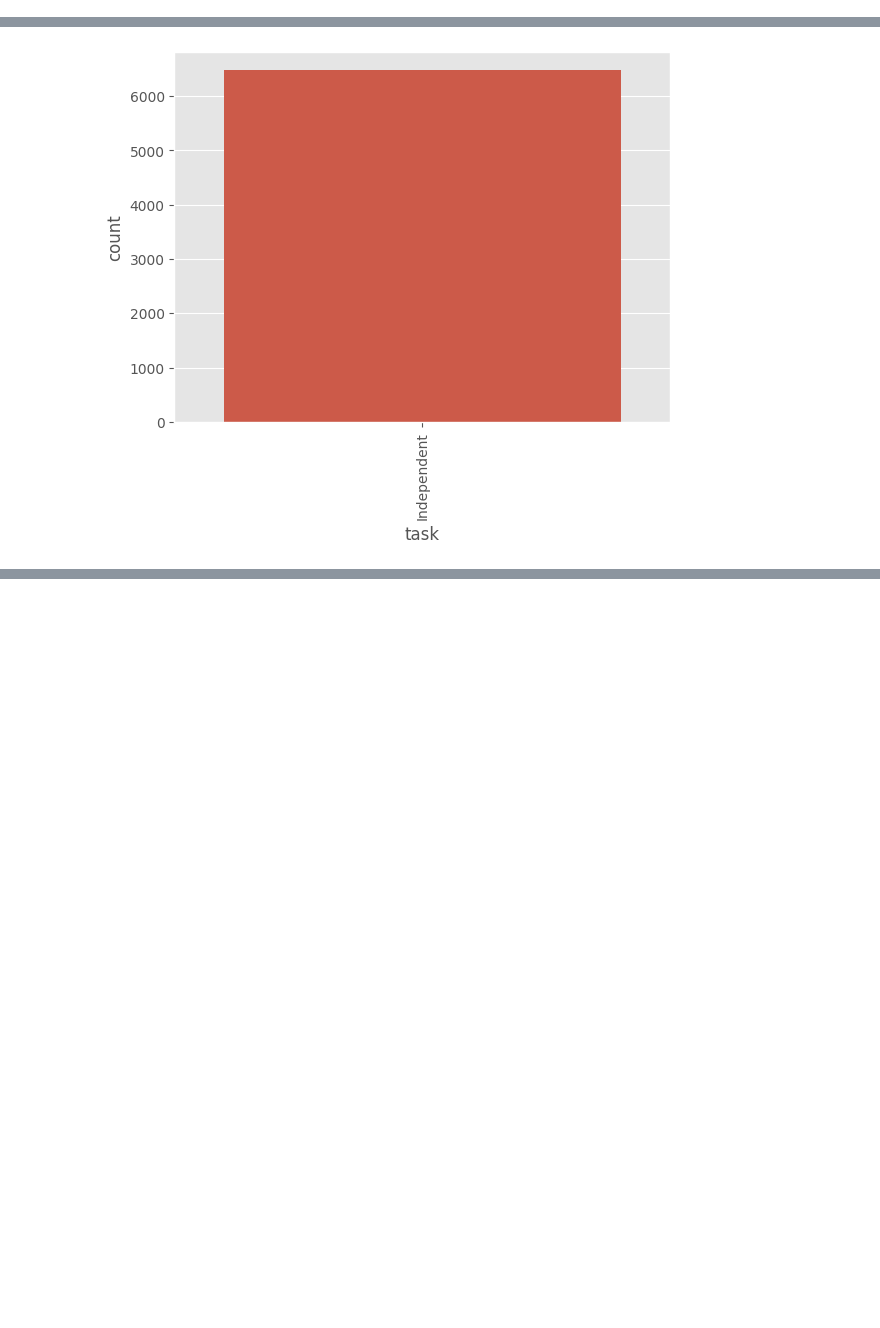
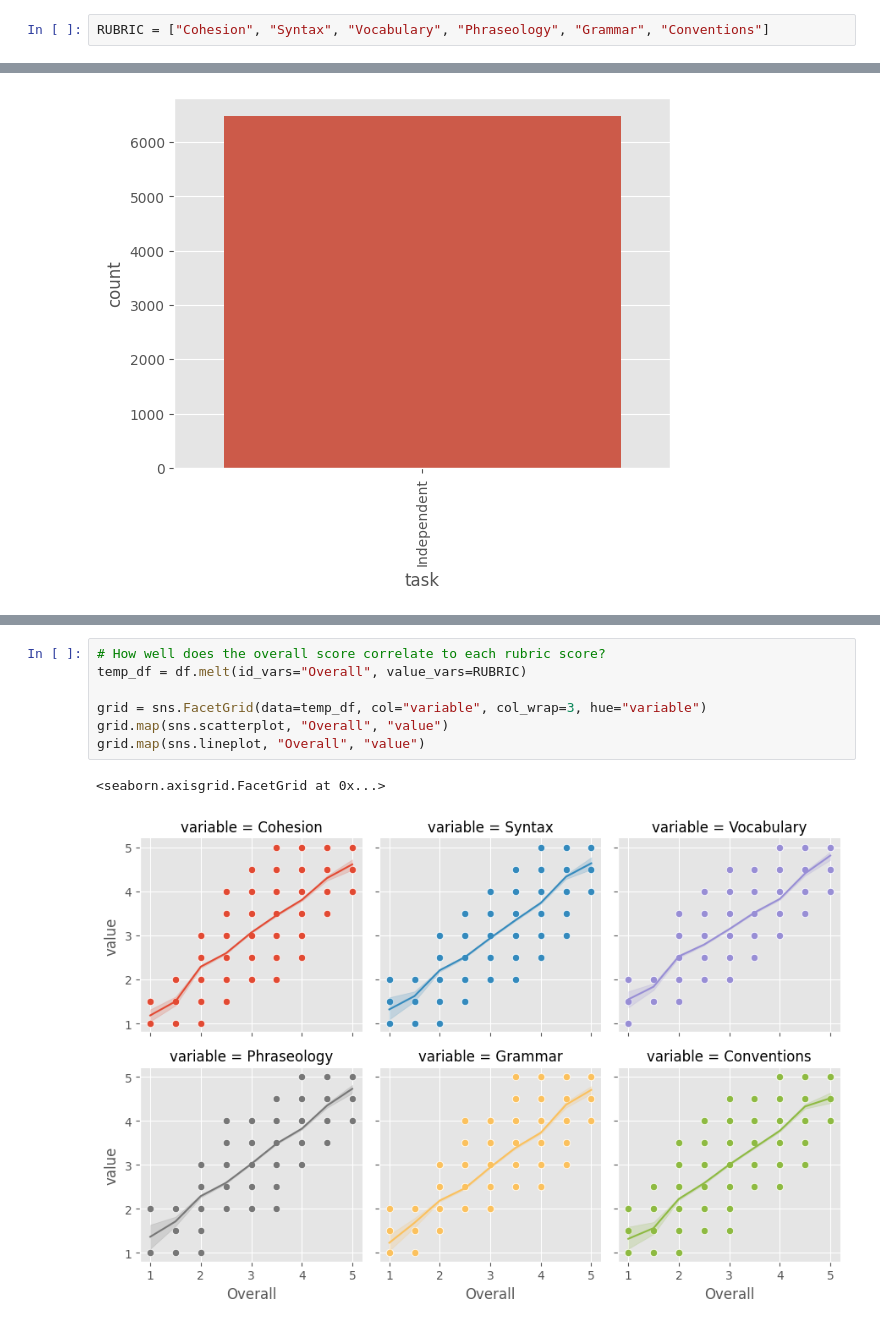
Before and after one commit to AlejandroCiuba/Multi-Scale-BERT-AES, a Jupyter notebook: ELLIPSE/ellipse.ipynb, the cells around one changed output, grey strips where cells are left out. Saved outputs shown, nothing was run; the diff lists cells and outputs as text; blank space fills up the shorter version.

Commit message:
More data analysis on ELLIPSE

```diff
--- a/ELLIPSE/ellipse.ipynb
+++ b/ELLIPSE/ellipse.ipynb
@@ -93,0 +92,2 @@ None
+# %%
+RUBRIC = ["Cohesion", "Syntax", "Vocabulary", "Phraseology", "Grammar", "Conventions"]
@@ -121,0 +152,10 @@ ax.set_xticklabels(ax.get_xticklabels(), rotation=90)
+# %%
+# How well does the overall score correlate to each rubric score?
+temp_df = df.melt(id_vars="Overall", value_vars=RUBRIC)
+
+grid = sns.FacetGrid(data=temp_df, col="variable", col_wrap=3, hue="variable")
+grid.map(sns.scatterplot, "Overall", "value")
+grid.map(sns.lineplot, "Overall", "value")
+# %% [output]
+<seaborn.axisgrid.FacetGrid at 0x...>
+[figure, added]
```
Also changed, not shown: parts of 11 cells of this notebook.
